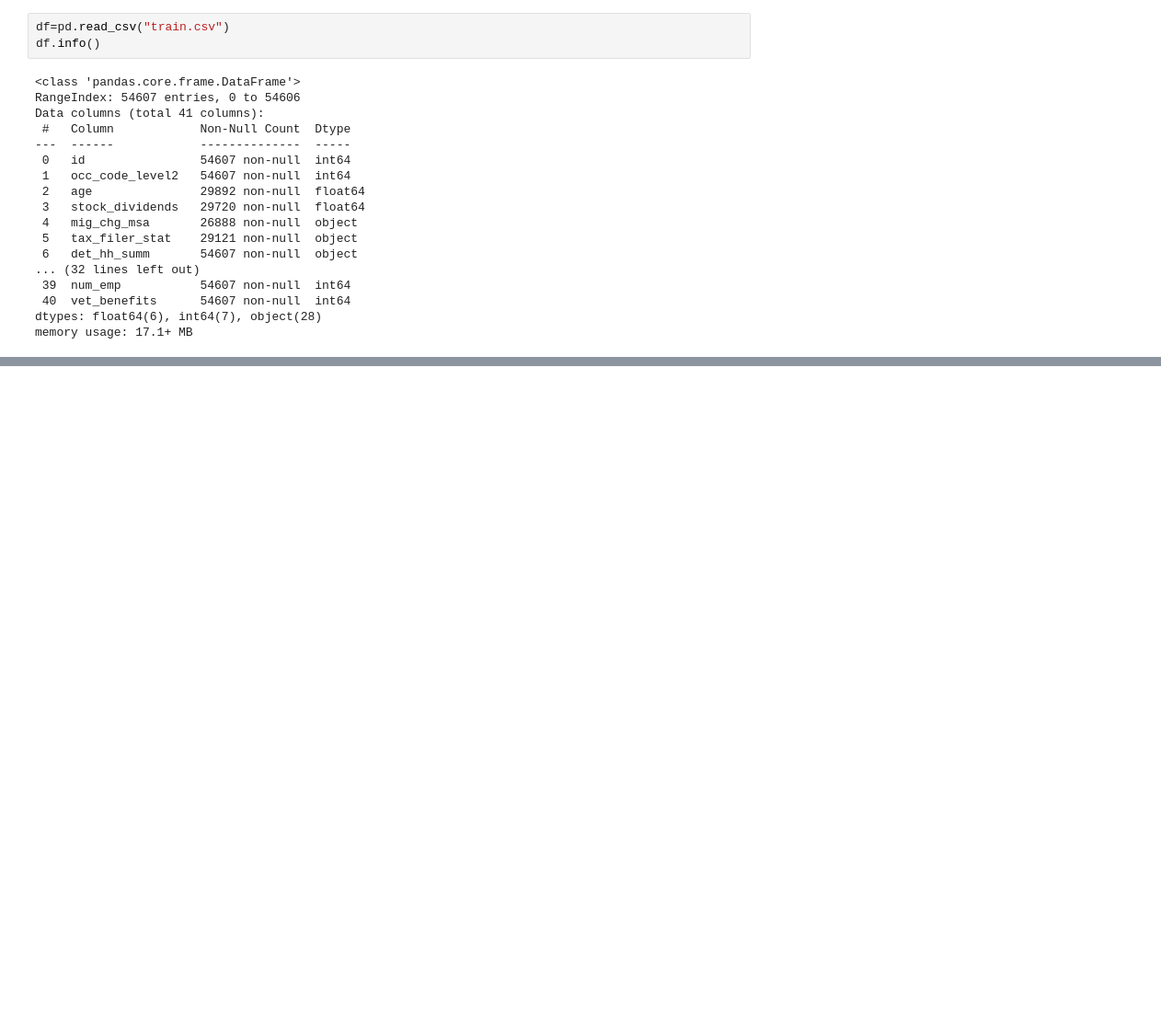
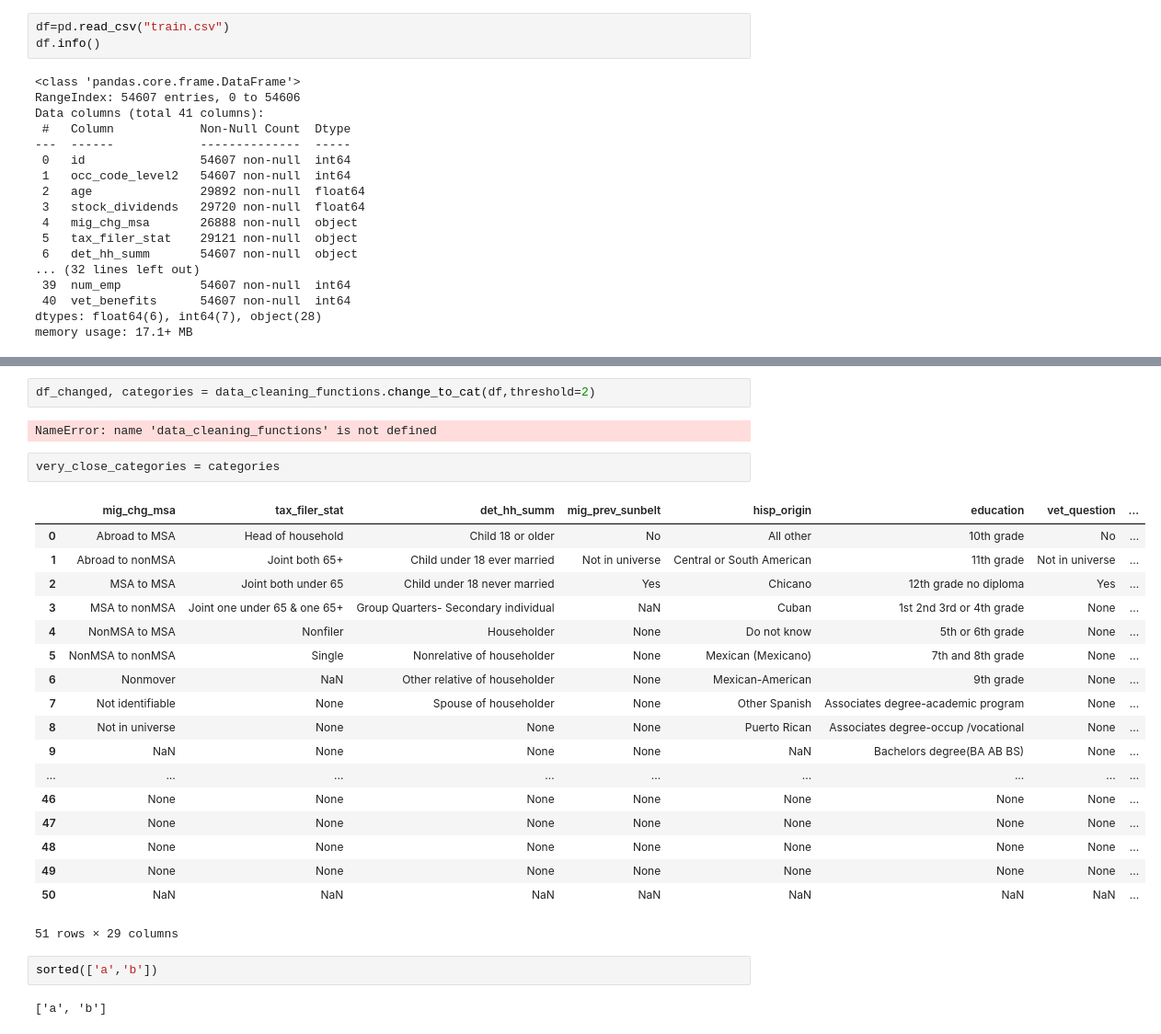
Before and after one commit to victorsamueldaniel/ML, a Jupyter notebook: Kaggle/Untitled.ipynb, the cells around one changed output, grey strips where cells are left out. Shown at 92% size. Saved outputs shown, nothing was run; the diff lists cells and outputs as text; blank space fills up the shorter version.

```diff
--- a/Kaggle/Untitled.ipynb
+++ b/Kaggle/Untitled.ipynb
@@ -42,0 +96,29 @@ memory usage: 17.1+ MB
+# %%
+df_changed, categories = data_cleaning_functions.change_to_cat(df,threshold=2)
+# %% [output]
+NameError: name 'data_cleaning_functions' is not defined
+# %%
+very_close_categories = categories
+# %% [output]
+|  | mig_chg_msa | tax_filer_stat | det_hh_summ | mig_prev_sunbelt | hisp_origin | education | vet_question | ... |
+| 0 | Abroad to MSA | Head of household | Child 18 or older | No | All other | 10th grade | No | ... |
+| 1 | Abroad to nonMSA | Joint both 65+ | Child under 18 ever married | Not in universe | Central or South American | 11th grade | Not in universe | ... |
+| 2 | MSA to MSA | Joint both under 65 | Child under 18 never married | Yes | Chicano | 12th grade no diploma | Yes | ... |
+| 3 | MSA to nonMSA | Joint one under 65 & one 65+ | Group Quarters- Secondary individual | NaN | Cuban | 1st 2nd 3rd or 4th grade | None | ... |
+| 4 | NonMSA to MSA | Nonfiler | Householder | None | Do not know | 5th or 6th grade | None | ... |
+| 5 | NonMSA to nonMSA | Single | Nonrelative of householder | None | Mexican (Mexicano) | 7th and 8th grade | None | ... |
+| 6 | Nonmover | NaN | Other relative of householder | None | Mexican-American | 9th grade | None | ... |
+| 7 | Not identifiable | None | Spouse of householder | None | Other Spanish | Associates degree-academic program | None | ... |
+| 8 | Not in universe | None | None | None | Puerto Rican | Associates degree-occup /vocational | None | ... |
+| 9 | NaN | None | None | None | NaN | Bachelors degree(BA AB BS) | None | ... |
+| ... | ... | ... | ... | ... | ... | ... | ... | ... |
+| 46 | None | None | None | None | None | None | None | ... |
+| 47 | None | None | None | None | None | None | None | ... |
+| 48 | None | None | None | None | None | None | None | ... |
+| 49 | None | None | None | None | None | None | None | ... |
+| 50 | NaN | NaN | NaN | NaN | NaN | NaN | NaN | ... |
+51 rows × 29 columns
+# %%
+sorted(['a','b'])
+# %% [output]
+['a', 'b']
```
Also changed, not shown: parts of 5 cells of this notebook, 3 other files.
